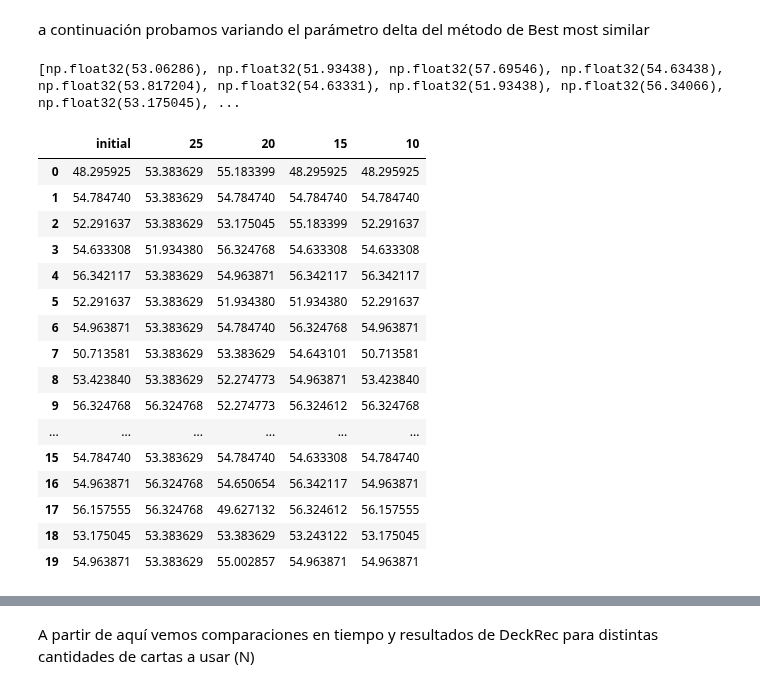
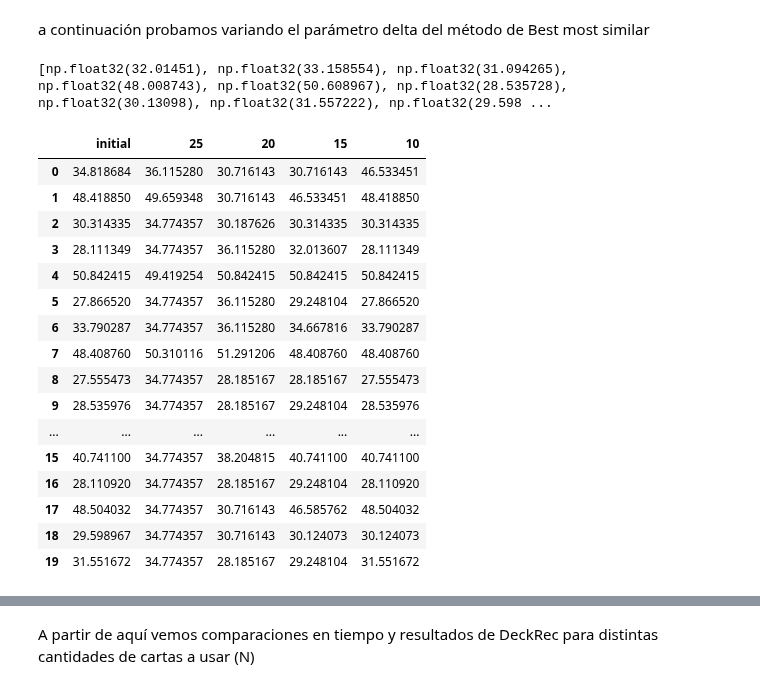
Before and after one commit to gustavo-cornejo/RecSist-Proyecto, a Jupyter notebook: DeckRec.ipynb, the cells around one changed output, grey strips where cells are left out. Drawn from its saved outputs; the diff is of its cells as text; code cells hidden in the pictures.

```diff
--- a/DeckRec.ipynb
+++ b/DeckRec.ipynb
@@ -195,7 +204,7 @@ def next_action(deck, cards):
             temp_deck = deck.copy()
             action = (one, zero)
             temp_deck = transition(temp_deck, action)
-            temp_win_rate = win_rate(binary_to_cards(temp_deck, cards))
+            temp_win_rate = win_rate(binary_to_cards(temp_deck, cards),model=model_v3)
             if temp_win_rate > best_win_rate:
                 best_win_rate = temp_win_rate
                 best_action = action
@@ -387,7 +378,8 @@ def Qdeck_wtemplate(my_deck, delta, gamma,N=40):
     return deck
+# %%
+cards_subset = cards[:40]
 # %%
-id_random, deck_random = random_deck()
-deck_best_similar = Qdeck_wtemplate(deck_random, 10, 3) # generamos recomendación mejor similar
-print(f'Recomendación mejor similar: {binary_to_cards(deck_our_rec, cards_subset)}')
-print(f'Win rate mejor similar: {win_rate(binary_to_cards(deck_our_rec, cards_subset))}')
+deck_qdecktemp = Qdeck_wtemplate(original_deck, 20, 20)
+print(f'Recomendación qdeck con templates: {binary_to_cards(deck_qdecktemp, cards_subset)}')
+print(f'Win rate qdeck con templates: {win_rate(binary_to_cards(deck_qdecktemp, cards_subset),model=model_v3)}')
 # %% [output]
@@ -399,16 +392,20 @@ Observamos que de los sistemas recomendadores anteriores el que entrega el mazo
 ### Distintos mazos
 Ahora, vamos a implementar lo anterior para múltiples mazos aleatorios y volver a comparar. En particular hacemos una prueba para 20 mazos iniciales, con el fin de comparar la mejora relacionada al mazo final obtenido con cada método.
 # %%
-simulations = {"initial":[], "random":[],"MP":[],"BS":[],"DeckReck":[]}
+simulations = {"initial":[], "random":[],"MP":[],"BS":[],"DeckReck":[],"templateDeckReck":[]}
+N = 50
 for i in range(20):
     initial_deck = random_deck()[1]
-    simulations["initial"].append(win_rate(initial_deck))
+    simulations["initial"].append(win_rate(initial_deck,model=model_v3))
     # random
-    simulations["random"].append(win_rate(random_deck()[1]))
+    simulations["random"].append(win_rate(random_deck()[1],model=model_v3))
     # most popular
-    simulations["MP"].append(win_rate(most_popular_deck()))
+    simulations["MP"].append(win_rate(most_popular_deck(),model=model_v3))
     # best similar
-    simulations["BS"].append(win_rate(best_similar_deck(initial_deck, 25)))
+    simulations["BS"].append(win_rate(best_similar_deck(initial_deck, 25),model=model_v3))
+    # Qdeck con template
+    deck_qdecktemp = Qdeck_wtemplate(original_deck, 20, 20,N = 50)
+    simulations["templateDeckReck"].append(win_rate(binary_to_cards(deck_qdecktemp, cards_subset),model=model_v3))
     deck = np.zeros(N, dtype=int)
     for i in range(N):
         for card in initial_deck:
@@ -421,4 +418,4 @@ for i in range(20):
         deck[i] = 1
     cards_subset = cards[:N]
     deck_our_rec = deck_rec(deck,cards_subset)
-    simulations["DeckReck"].append(win_rate(binary_to_cards(deck_our_rec, cards_subset)))
+    simulations["DeckReck"].append(win_rate(binary_to_cards(deck_our_rec, cards_subset),model=model_v3))
@@ -502,39 +518,39 @@ a continuación probamos variando el parámetro delta del método de Best most s
 # %%
 simulations_delta = {"initial":[], "25":[],"20":[],"15":[],"10":[]}
 for i in range(20):
     initial_deck = random_deck()[1]
-    simulations_delta["initial"].append(win_rate(initial_deck))
-    simulations_delta["25"].append(win_rate(best_similar_deck(initial_deck, 25)))
-    simulations_delta["20"].append(win_rate(best_similar_deck(initial_deck, 20)))
-    simulations_delta["15"].append(win_rate(best_similar_deck(initial_deck, 15)))
-    simulations_delta["10"].append(win_rate(best_similar_deck(initial_deck, 10)))
+    simulations_delta["initial"].append(win_rate(initial_deck,model=model_v3))
+    simulations_delta["25"].append(win_rate(best_similar_deck(initial_deck, 25),model=model_v3))
+    simulations_delta["20"].append(win_rate(best_similar_deck(initial_deck, 20),model=model_v3))
+    simulations_delta["15"].append(win_rate(best_similar_deck(initial_deck, 15),model=model_v3))
+    simulations_delta["10"].append(win_rate(best_similar_deck(initial_deck, 10),model=model_v3))
 print(simulations["initial"])
 sim_delta_fl = dict()
 for key in simulations_delta.keys():
     sim_delta_fl[key] = [float(simulations_delta[key][i]) for i in range(len(simulations_delta[key]))]
 with open('comparacion_delta.json', 'w') as json_file:
     json.dump(sim_delta_fl, json_file, indent=4)
 comparacion_delta = pd.DataFrame(simulations_delta)
 comparacion_delta
 # %% [output]
-[np.float32(53.06286), np.float32(51.93438), np.float32(57.69546), np.float32(54.63438), np.float32(53.817204), np.float32(54.63331), np.float32(51.93438), np.float32(56.34066), np.float32(53.175045), ...
+[np.float32(32.01451), np.float32(33.158554), np.float32(31.094265), np.float32(48.008743), np.float32(50.608967), np.float32(28.535728), np.float32(30.13098), np.float32(31.557222), np.float32(29.598 ...
 |  | initial | 25 | 20 | 15 | 10 |
-| 0 | 48.295925 | 53.383629 | 55.183399 | 48.295925 | 48.295925 |
-| 1 | 54.784740 | 53.383629 | 54.784740 | 54.784740 | 54.784740 |
-| 2 | 52.291637 | 53.383629 | 53.175045 | 55.183399 | 52.291637 |
-| 3 | 54.633308 | 51.934380 | 56.324768 | 54.633308 | 54.633308 |
-| 4 | 56.342117 | 53.383629 | 54.963871 | 56.342117 | 56.342117 |
-| 5 | 52.291637 | 53.383629 | 51.934380 | 51.934380 | 52.291637 |
-| 6 | 54.963871 | 53.383629 | 54.784740 | 56.324768 | 54.963871 |
-| 7 | 50.713581 | 53.383629 | 53.383629 | 54.643101 | 50.713581 |
-| 8 | 53.423840 | 53.383629 | 52.274773 | 54.963871 | 53.423840 |
-| 9 | 56.324768 | 56.324768 | 52.274773 | 56.324612 | 56.324768 |
+| 0 | 34.818684 | 36.115280 | 30.716143 | 30.716143 | 46.533451 |
+| 1 | 48.418850 | 49.659348 | 30.716143 | 46.533451 | 48.418850 |
+| 2 | 30.314335 | 34.774357 | 30.187626 | 30.314335 | 30.314335 |
+| 3 | 28.111349 | 34.774357 | 36.115280 | 32.013607 | 28.111349 |
+| 4 | 50.842415 | 49.419254 | 50.842415 | 50.842415 | 50.842415 |
+| 5 | 27.866520 | 34.774357 | 36.115280 | 29.248104 | 27.866520 |
+| 6 | 33.790287 | 34.774357 | 36.115280 | 34.667816 | 33.790287 |
+| 7 | 48.408760 | 50.310116 | 51.291206 | 48.408760 | 48.408760 |
+| 8 | 27.555473 | 34.774357 | 28.185167 | 28.185167 | 27.555473 |
+| 9 | 28.535976 | 34.774357 | 28.185167 | 29.248104 | 28.535976 |
 | ... | ... | ... | ... | ... | ... |
-| 15 | 54.784740 | 53.383629 | 54.784740 | 54.633308 | 54.784740 |
-| 16 | 54.963871 | 56.324768 | 54.650654 | 56.342117 | 54.963871 |
-| 17 | 56.157555 | 56.324768 | 49.627132 | 56.324612 | 56.157555 |
-| 18 | 53.175045 | 53.383629 | 53.383629 | 53.243122 | 53.175045 |
-| 19 | 54.963871 | 53.383629 | 55.002857 | 54.963871 | 54.963871 |
+| 15 | 40.741100 | 34.774357 | 38.204815 | 40.741100 | 40.741100 |
+| 16 | 28.110920 | 34.774357 | 28.185167 | 29.248104 | 28.110920 |
+| 17 | 48.504032 | 34.774357 | 30.716143 | 46.585762 | 48.504032 |
+| 18 | 29.598967 | 34.774357 | 30.716143 | 30.124073 | 30.124073 |
+| 19 | 31.551672 | 34.774357 | 28.185167 | 29.248104 | 31.551672 |
 # %%
 aumentos_delta = pd.DataFrame({"25":comparacion_delta["25"]/comparacion_delta["initial"],
                          "20": comparacion_delta["20"]/comparacion_delta["initial"],
```
Also changed, not shown: parts of 25 cells of this notebook, 9 other files.
